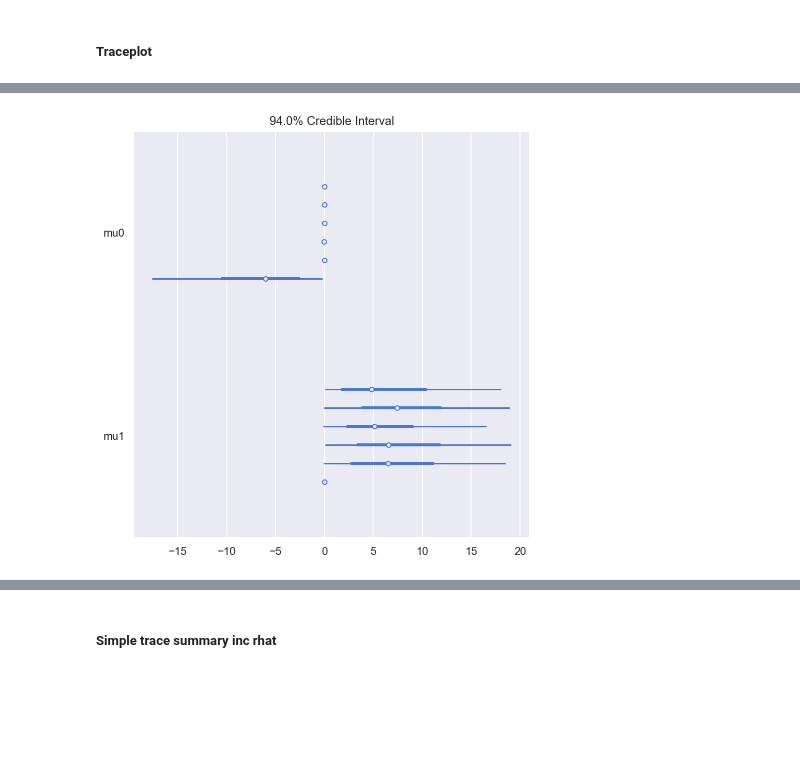
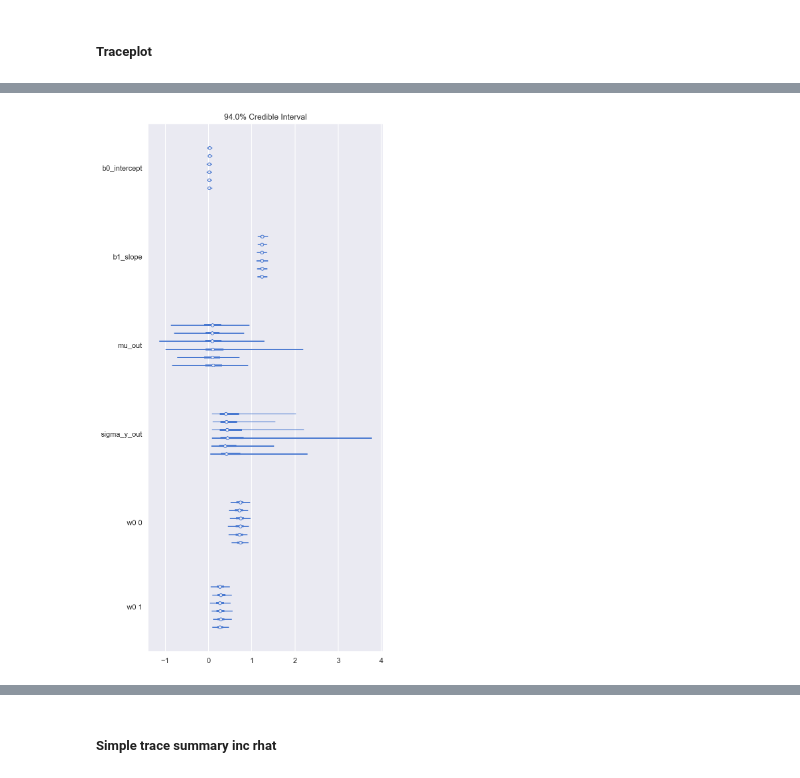
Before and after one commit to jonsedar/pymc3_examples, a Jupyter notebook: notebooks/glm-robust-regression-using-a-gmm-for-outlier-classification.ipynb, the cells around one changed output, grey strips where cells are left out. Drawn from its saved outputs; the diff is of its cells as text; code cells hidden in the pictures; blank space fills up the shorter version.

Commit message:
got the marginalized model working!
syntax is a little rough, but it works well and samples quickly

```diff
--- a/notebooks/glm-robust-regression-using-a-gmm-for-outlier-classification.ipynb
+++ b/notebooks/glm-robust-regression-using-a-gmm-for-outlier-classification.ipynb
@@ -382,0 +331,29 @@ with pm.Model() as mdl_mix_marg:
+# %%
+with pm.Model() as mdl_mix_marg:
+
+    # input data as Theano shared vars
+    tsv_x = pm.Data('tsv_x', dfhoggs['x'].values)                      # (n, )
+    tsv_y = pm.Data('tsv_y', dfhoggs['y'].values)                      # (n, )
+    tsv_sigma_y = pm.Data('tsv_sigma_y', dfhoggs['sigma_y'].values)    # (n, )
+
+    # prior on mixture weights
+    w0 = pm.Dirichlet('w0', a=np.ones(K), testval=[1.1, .9], shape=(K, ))
+
+    # weakly informative Normal priors (L2 ridge reg) for inlier model
+    b0 = pm.Normal('b0_intercept', mu=0, sigma=10, testval=0)
+    b1 = pm.Normal('b1_slope', mu=0, sigma=10, testval=1)
+
+    # create inlier linear model
+    mu_in = b0 + b1 * tsv_x                                            # (n, )
+
+    # create outlier linear model (note syntax to allow observation)
+    mu_out = pm.Normal('mu_out', mu=0, sd=10, testval=0.1) * tt.ones_like(tsv_x)                           # (n, )
+
+    # additional variance for outlier errors
+    sigma_y_out = pm.HalfCauchy('sigma_y_out', beta=10, testval=0.1)   # (1, )
+
+    # stack params to go into NormalMixture likelihood
+    mu = tt.stack([mu_in, mu_out], axis=1)                             # (n,K)
+    sigma = tt.stack([tsv_sigma_y, tsv_sigma_y+sigma_y_out], axis=1)   # (n,K)
+
+    like = pm.NormalMixture('like', w0, mu=mu, sigma=sigma, observed=tsv_y)  # (n,K)
@@ -388,7 +375,7 @@ with pm.Model() as mdl_mix_marg:
 Note: use lots of chains to help detect poor sampling and class switching
 # %%
 with mdl_mix_marg:
-    trc_mix_marg = pm.sample(tune=1000, draws=500, chains=6, cores=3,
-                    init='adapt_diag', target_accept=0.9)
+    trc_mix_marg = pm.sample(tune=2000, draws=500, chains=6, cores=3,
+                    init='jitter+adapt_diag', target_accept=0.9)
 # %% [output]
 Auto-assigning NUTS sampler...
@@ -408,3 +391,6 @@ The estimated number of effective samples is smaller than 200 for some parameter
 ### 3.2.2 View Diagnostics
 # %% [markdown]
 ##### Traceplot
+# %%
+rvs = ['b0_intercept', 'b1_slope', 'mu_out', 'sigma_y_out', 'w0']
+_ = az.plot_trace(trc_mix_marg, var_names=rvs, combined=False, compact=True)
@@ -411,4 +399,4 @@ The estimated number of effective samples is smaller than 200 for some parameter
 # %%
-_ = az.plot_forest(trc_mix_marg, var_names=['mu0', 'mu1'])
+_ = az.plot_forest(trc_mix_marg, var_names=rvs)
 # %% [output]
-[figure, old version]
+[figure, new version]
```
Also changed, not shown: parts of 22 cells of this notebook.
